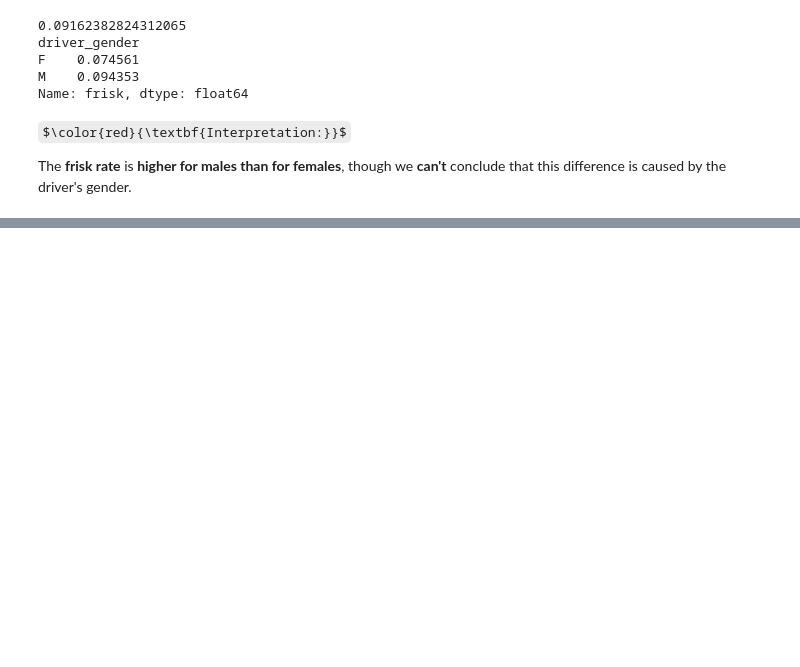
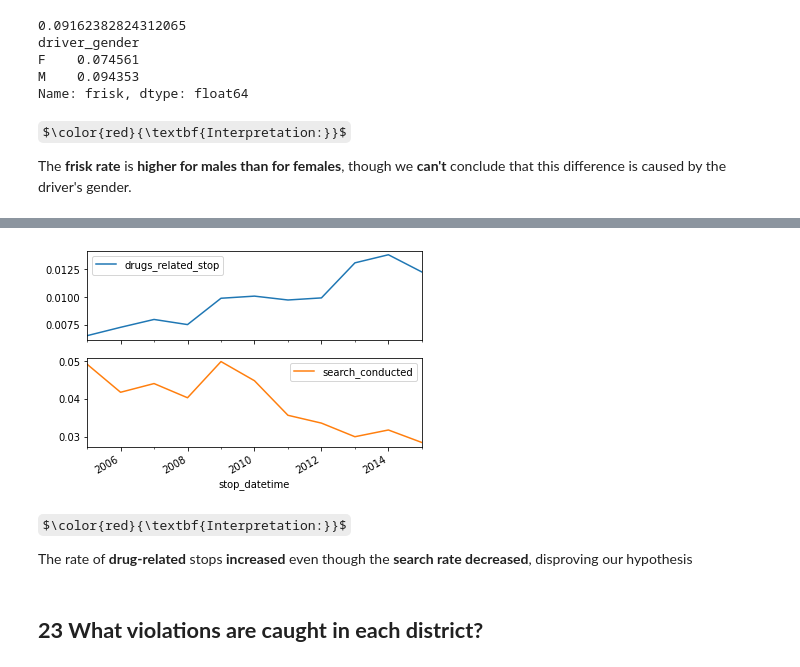
Before and after one commit to mohd-faizy/CAREER-TRACK-Data-Scientist-with-Python, a Jupyter notebook: 21_Analyzing Police Activity with pandas/Police_Activity_data_for_analysis.ipynb, the cells around one changed output, grey strips where cells are left out. Drawn from its saved outputs; the diff is of its cells as text; code cells hidden in the pictures; some formulas as TeX source; blank space fills up the shorter version.

```diff
--- a/21_Analyzing Police Activity with pandas/Police_Activity_data_for_analysis.ipynb
+++ b/21_Analyzing Police Activity with pandas/Police_Activity_data_for_analysis.ipynb
@@ -938,0 +1091,20 @@ The **frisk rate** is **higher for males than for females**, though we **can't**
+# %%
+# Calculate and save the annual search rate
+annual_search_rate = ri.search_conducted.resample('A').mean()
+
+# Concatenate 'annual_drug_rate' and 'annual_search_rate'
+annual = pd.concat([annual_drug_rate, annual_search_rate], axis='columns')
+
+# Create subplots from 'annual'
+annual.plot(subplots=True)
+
+# Display the subplots
+plt.show()
+# %% [output]
+[figure, added]
+# %% [markdown]
+$\color{red}{\textbf{Interpretation:}}$
+
+The rate of **drug-related** stops **increased** even though the **search rate decreased**, disproving our hypothesis
+# %% [markdown]
+## __23 What violations are caught in each district?__
```
Also changed, not shown: parts of 47 cells of this notebook, 2 other files.
